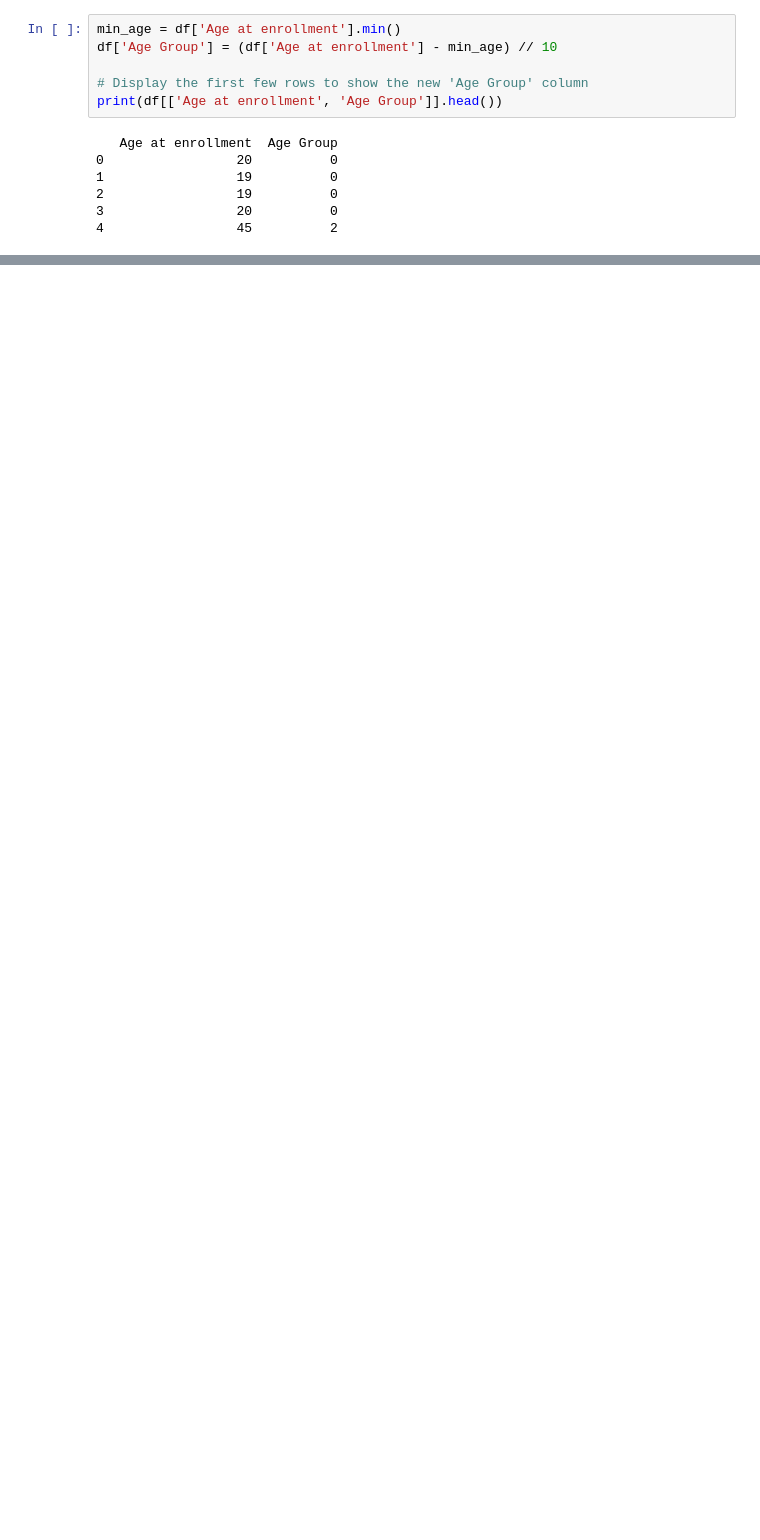
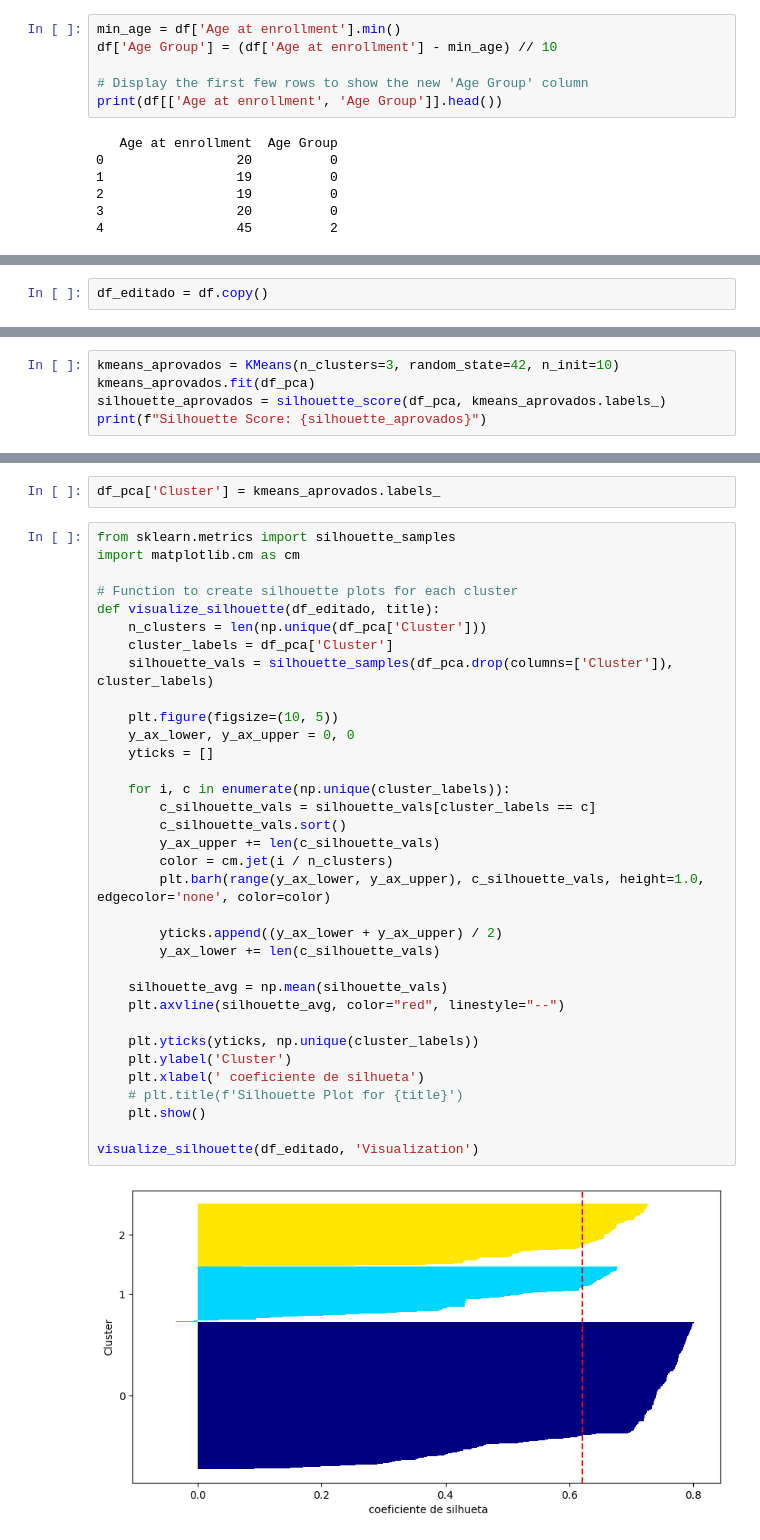
Before and after one commit to liviaxrs/PISI3_grupo04_2024.2, a Jupyter notebook: notebook/Clusterização_Lucas.ipynb, the cells around one changed output, grey strips where cells are left out. Cells and saved outputs as stored; diff of their text form; blank space fills up the shorter version.

```diff
--- a/notebook/Clusterização_Lucas.ipynb
+++ b/notebook/Clusterização_Lucas.ipynb
@@ -264,0 +129,2 @@ visualize_clusters(reprovados, 'Reprovados')
+# %%
+df_editado = df.copy()
@@ -264,0 +252,5 @@ visualize_clusters(reprovados, 'Reprovados')
+# %%
+kmeans_aprovados = KMeans(n_clusters=3, random_state=42, n_init=10)
+kmeans_aprovados.fit(df_pca)
+silhouette_aprovados = silhouette_score(df_pca, kmeans_aprovados.labels_)
+print(f"Silhouette Score: {silhouette_aprovados}")
@@ -264,0 +259,38 @@ visualize_clusters(reprovados, 'Reprovados')
+# %%
+df_pca['Cluster'] = kmeans_aprovados.labels_
+# %%
+from sklearn.metrics import silhouette_samples
+import matplotlib.cm as cm
+
+# Function to create silhouette plots for each cluster
+def visualize_silhouette(df_editado, title):
+    n_clusters = len(np.unique(df_pca['Cluster']))
+    cluster_labels = df_pca['Cluster']
+    silhouette_vals = silhouette_samples(df_pca.drop(columns=['Cluster']), cluster_labels)
+
+    plt.figure(figsize=(10, 5))
+    y_ax_lower, y_ax_upper = 0, 0
+    yticks = []
+
+    for i, c in enumerate(np.unique(cluster_labels)):
+        c_silhouette_vals = silhouette_vals[cluster_labels == c]
+        c_silhouette_vals.sort()
+        y_ax_upper += len(c_silhouette_vals)
+        color = cm.jet(i / n_clusters)
+        plt.barh(range(y_ax_lower, y_ax_upper), c_silhouette_vals, height=1.0, edgecolor='none', color=color)
+
+        yticks.append((y_ax_lower + y_ax_upper) / 2)
+        y_ax_lower += len(c_silhouette_vals)
+
+    silhouette_avg = np.mean(silhouette_vals)
+    plt.axvline(silhouette_avg, color="red", linestyle="--")
+
+    plt.yticks(yticks, np.unique(cluster_labels))
+    plt.ylabel('Cluster')
+    plt.xlabel(' coeficiente de silhueta')
+    # plt.title(f'Silhouette Plot for {title}')
+    plt.show()
+
+visualize_silhouette(df_editado, 'Visualization')
+# %% [output]
+[figure, added]
```
Also changed, not shown: parts of 20 cells of this notebook.
